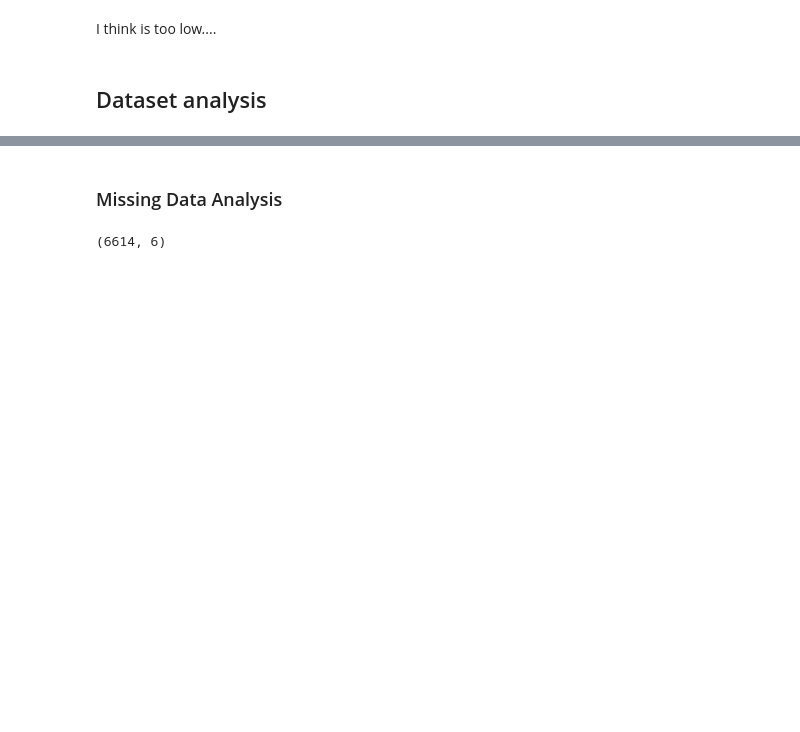
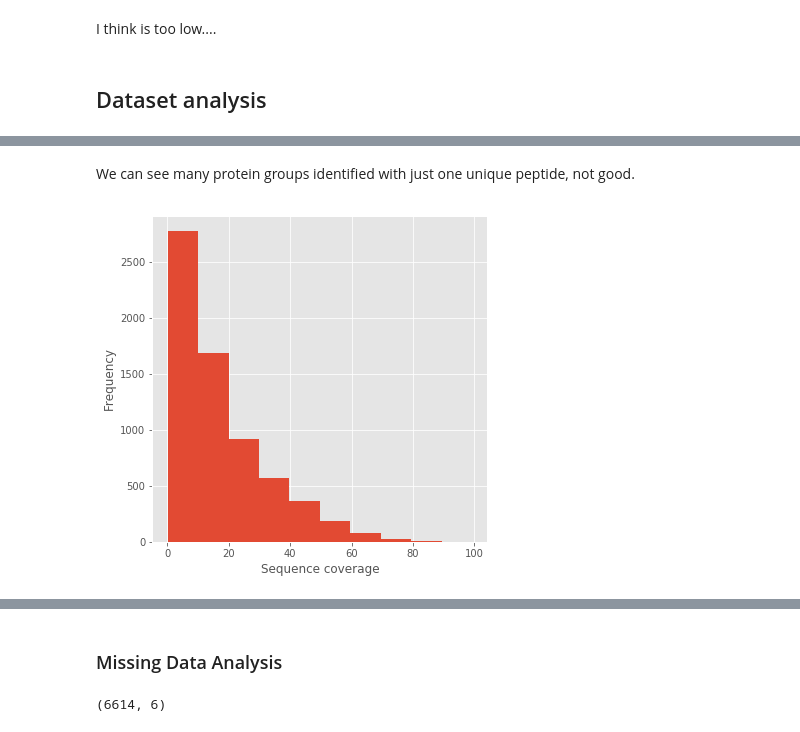
Before and after one commit to mtinti/old_age, a Jupyter notebook: analysis.ipynb, the cells around one changed output, grey strips where cells are left out. Saved outputs shown, nothing was run; the diff lists cells and outputs as text; code cells hidden in the pictures; blank space fills up the shorter version.

```diff
--- a/analysis.ipynb
+++ b/analysis.ipynb
@@ -207,0 +217,9 @@ data.columns = ['S1','S2','S3', 'C1','C2','C3']
+# %% [markdown]
+We can see many protein groups identified with just one unique peptide, not good.
+# %%
+fig,ax=plt.subplots(figsize=(6,6))
+df['Sequence coverage [%]'].plot(kind='hist',ax=ax)
+ax.set_xlabel('Sequence coverage')
+plt.show()
+# %% [output]
+[figure, added]
```
Also changed, not shown: parts of 3 cells of this notebook.
